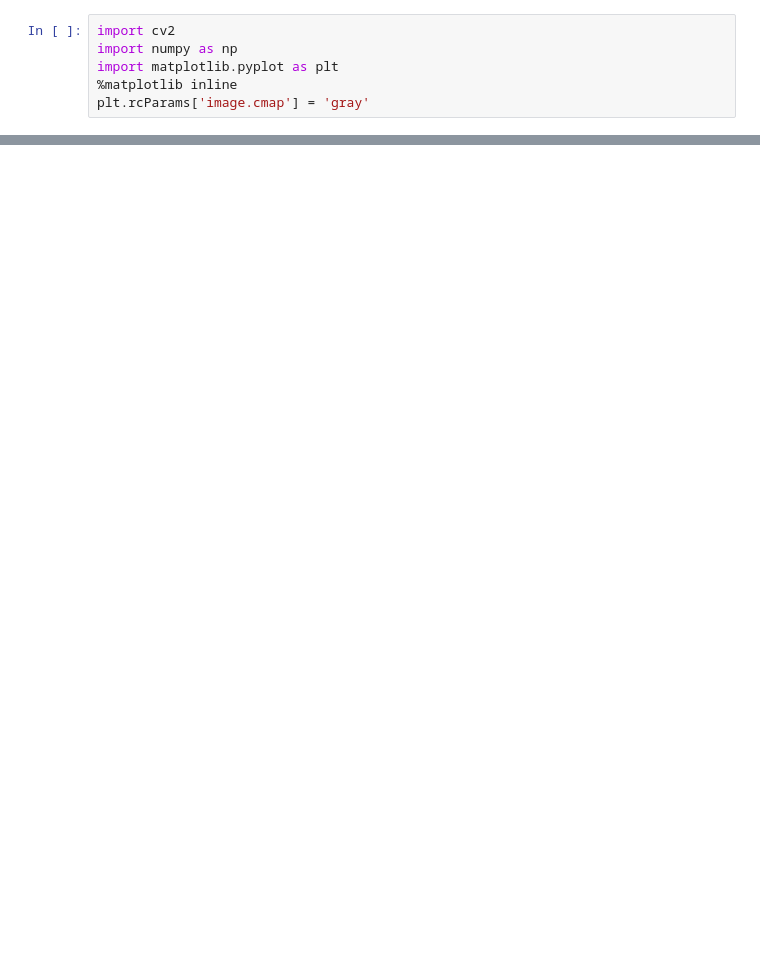
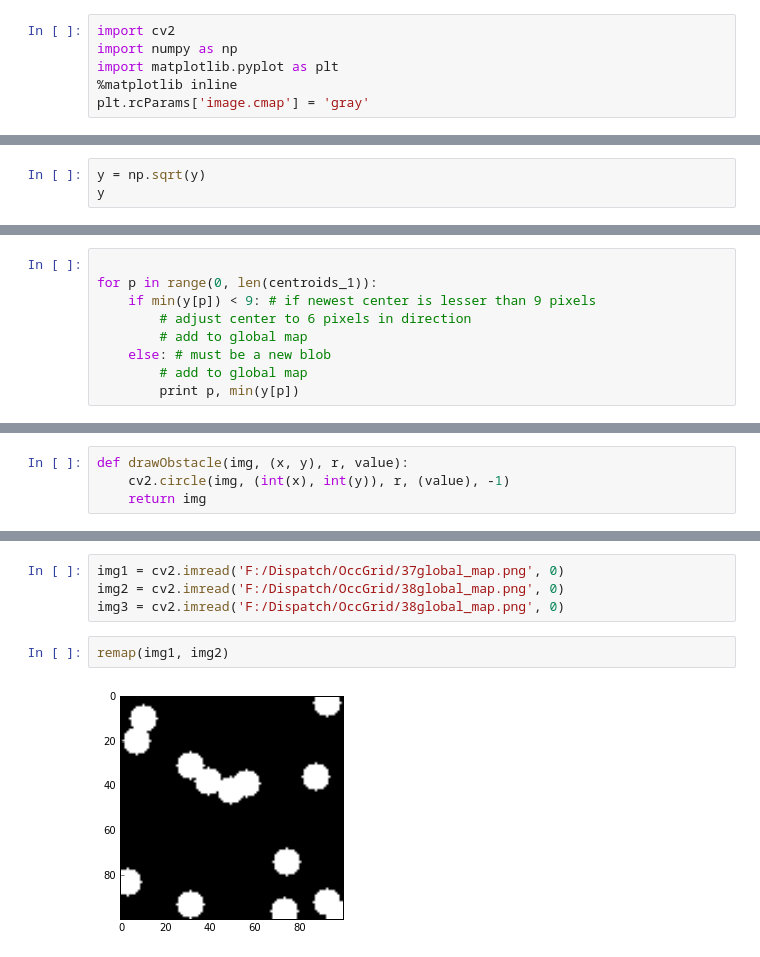
Before and after one commit to AnkurAgarwal1989/OcclusionGridMapping, a Jupyter notebook: CV.ipynb, the cells around one changed output, grey strips where cells are left out. Cells and saved outputs as stored; diff of their text form; blank space fills up the shorter version.

Commit message:
blob tracking stuff

```diff
--- a/CV.ipynb
+++ b/CV.ipynb
@@ -141,0 +58,3 @@ array([[ 3.,  3.,  3.],
+# %%
+y = np.sqrt(y)
+y
@@ -141,0 +88,9 @@ array([[ 3.,  3.,  3.],
+# %%
+
+for p in range(0, len(centroids_1)):
+    if min(y[p]) < 9: # if newest center is lesser than 9 pixels
+        # adjust center to 6 pixels in direction
+        # add to global map
+    else: # must be a new blob
+        # add to global map
+        print p, min(y[p])
@@ -141,0 +105,4 @@ array([[ 3.,  3.,  3.],
+# %%
+def drawObstacle(img, (x, y), r, value):
+    cv2.circle(img, (int(x), int(y)), r, (value), -1)
+    return img
@@ -141,0 +163,8 @@ array([[ 3.,  3.,  3.],
+# %%
+img1 = cv2.imread('F:/Dispatch/OccGrid/37global_map.png', 0)
+img2 = cv2.imread('F:/Dispatch/OccGrid/38global_map.png', 0)
+img3 = cv2.imread('F:/Dispatch/OccGrid/38global_map.png', 0)
+# %%
+remap(img1, img2)
+# %% [output]
+[figure, added]
```
Also changed, not shown: parts of 47 cells of this notebook, 3 other files.
